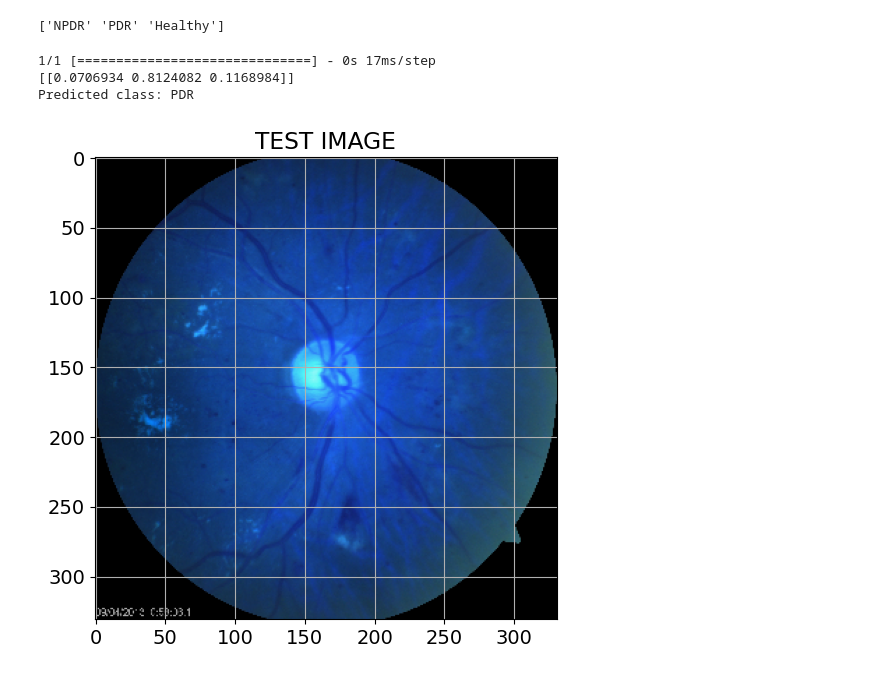
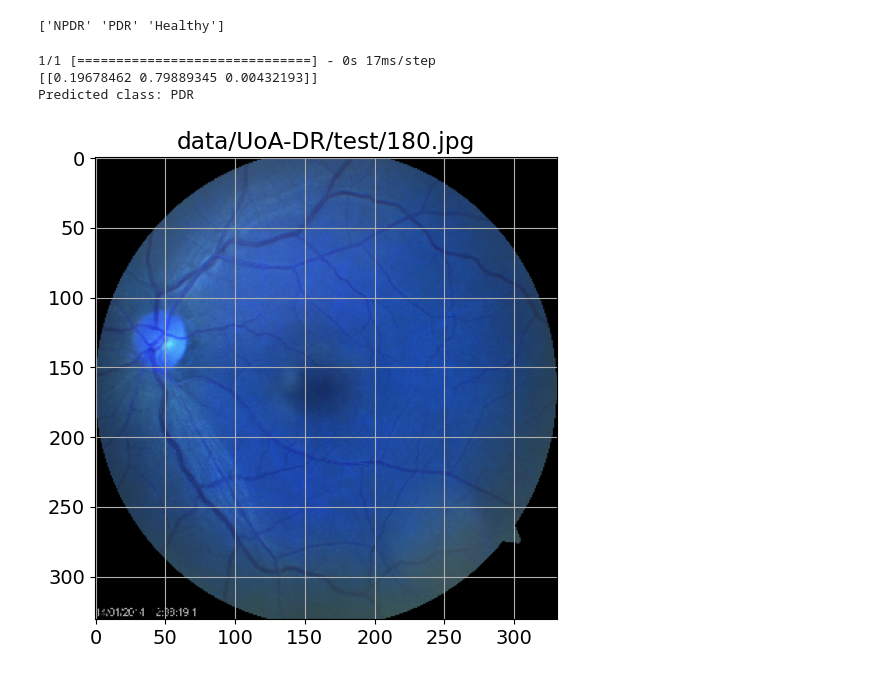
Before and after one commit to yiyangjessieyu/Deep-Learning-Image-Classifier, a Jupyter notebook: image_classifier_multi.ipynb, the cells around one changed output. Saved outputs shown, nothing was run; the diff lists cells and outputs as text; code cells hidden in the pictures.

```diff
--- a/image_classifier_multi.ipynb
+++ b/image_classifier_multi.ipynb
@@ -336,39 +333,39 @@ print(possible_labels)
 # %% [output]
 ['NPDR' 'PDR' 'Healthy']
 # %%
-test_img_path = "1.jpg"
+test_img_path = "data/UoA-DR/test/180.jpg"
 
 img = cv2.imread(test_img_path)
 resized_img = cv2.resize(img, (331, 331)).reshape(-1, 331, 331, 3)/255
 
 plt.figure(figsize=(6,6))
-plt.title("TEST IMAGE")
+plt.title(test_img_path)
 plt.imshow(resized_img[0])
 
 
 img = tf.keras.preprocessing.image.load_img(test_img_path)
 img = tf.keras.preprocessing.image.img_to_array(img)
 img = tf.keras.preprocessing.image.smart_resize(img, (331, 331))
 img = tf.reshape(img, (-1, 331, 331, 3))
 prediction = model.predict(img/255)
 
 print(prediction)
 
 # # Assuming your class labels are stored in a list called 'class_labels'
 # class_labels = ["class1", "class2", "class3", ...]
 
 # Get the index of the class with the highest probability
 predicted_class_index = np.argmax(prediction)
 
 # # Get the predicted class label using the index
 # predicted_class_label = class_labels[predicted_class_index]
 
 print("Predicted class:", possible_labels[predicted_class_index])
 # %% [output]
 1/1 [==============================] - 0s 17ms/step
-[[0.0706934 0.8124082 0.1168984]]
+[[0.19678462 0.79889345 0.00432193]]
 Predicted class: PDR
-[figure, old version]
+[figure, new version]
 # %%
 # Save model
 
```
Also changed, not shown: parts of 1 cell of this notebook, 1 other file.
